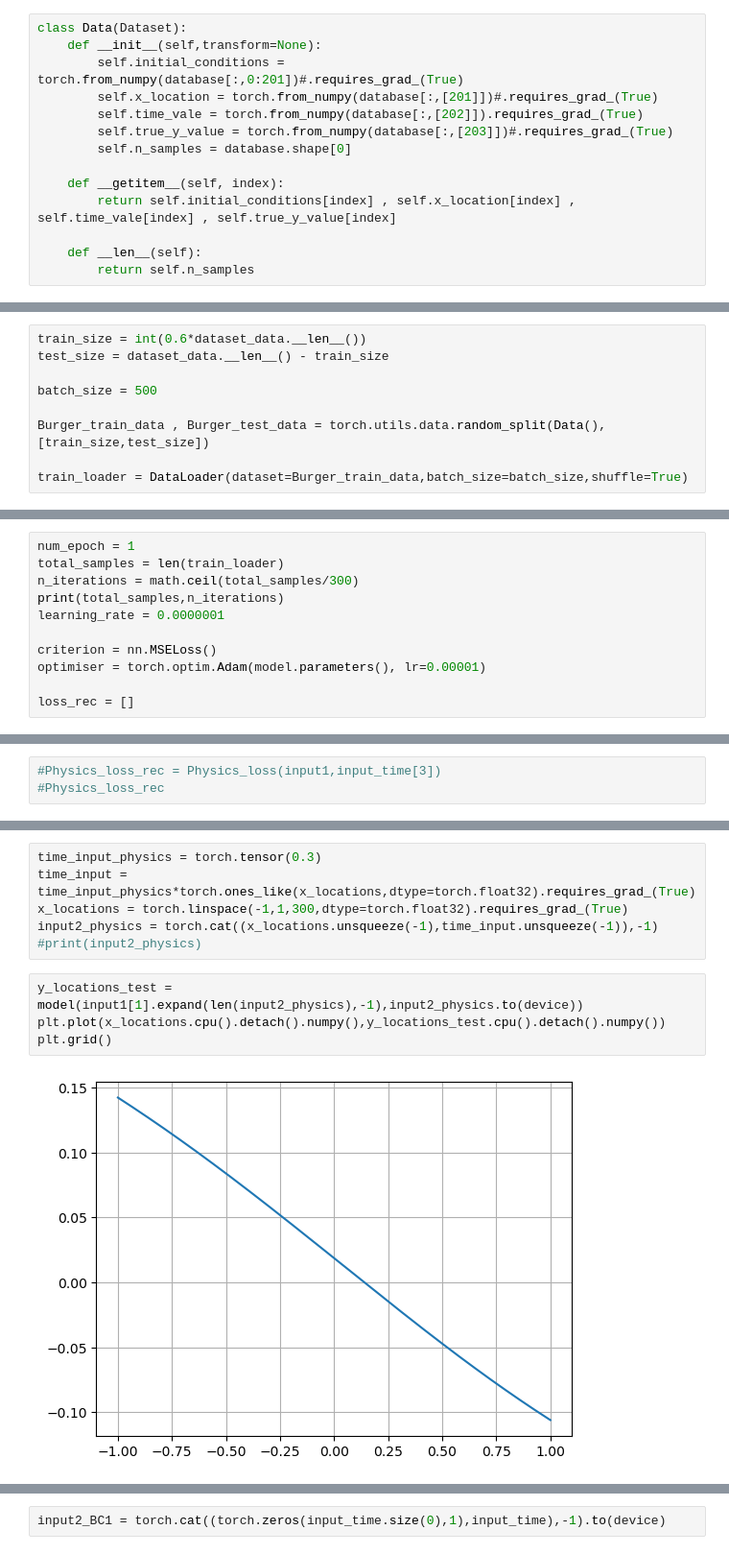
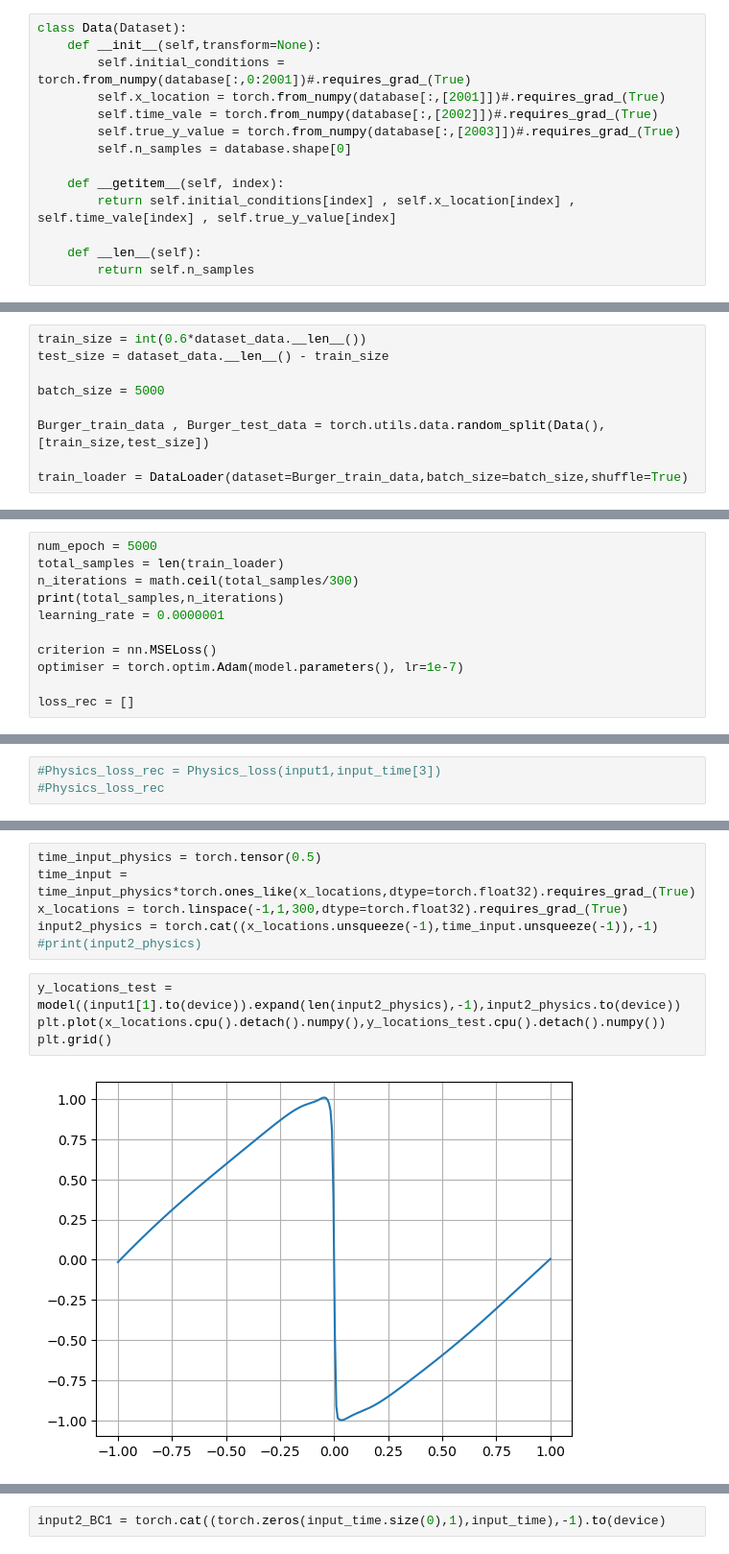
Before and after one commit to abhijeetmangela/Cylender_flow_ML, a Jupyter notebook: Burgers Equation/Model2.ipynb, the cells around one changed output, grey strips where cells are left out. Shown at 96% size. Saved outputs shown, nothing was run; the diff lists cells and outputs as text.

Commit message:
Test_1

```diff
--- a/Burgers Equation/Model2.ipynb
+++ b/Burgers Equation/Model2.ipynb
@@ -65,10 +95,10 @@ database.shape
 # %%
 class Data(Dataset):
     def __init__(self,transform=None):
-        self.initial_conditions = torch.from_numpy(database[:,0:201])#.requires_grad_(True)
-        self.x_location = torch.from_numpy(database[:,[201]])#.requires_grad_(True)
-        self.time_vale = torch.from_numpy(database[:,[202]]).requires_grad_(True)
-        self.true_y_value = torch.from_numpy(database[:,[203]])#.requires_grad_(True)
+        self.initial_conditions = torch.from_numpy(database[:,0:2001])#.requires_grad_(True)
+        self.x_location = torch.from_numpy(database[:,[2001]])#.requires_grad_(True)
+        self.time_vale = torch.from_numpy(database[:,[2002]])#.requires_grad_(True)
+        self.true_y_value = torch.from_numpy(database[:,[2003]])#.requires_grad_(True)
         self.n_samples = database.shape[0]
 
     def __getitem__(self, index):
@@ -90,7 +130,7 @@ y,_,_,_ = dataset_data.__getitem__(1)
 train_size = int(0.6*dataset_data.__len__())
 test_size = dataset_data.__len__() - train_size
 
-batch_size = 500
+batch_size = 5000
 
 Burger_train_data , Burger_test_data = torch.utils.data.random_split(Data(),[train_size,test_size])
 
@@ -104,14 +144,14 @@ data_iter = iter(train_loader)
 data = data_iter.__next__()
 Init_val , x_loc, time, y_value = data
 # %%
-num_epoch = 1
+num_epoch = 5000
 total_samples = len(train_loader)
 n_iterations = math.ceil(total_samples/300)
 print(total_samples,n_iterations)
 learning_rate = 0.0000001
 
 criterion = nn.MSELoss()
-optimiser = torch.optim.Adam(model.parameters(), lr=0.00001)
+optimiser = torch.optim.Adam(model.parameters(), lr=1e-7)
 
 loss_rec = []
 # %% [output]
@@ -292,15 +297,15 @@ tensor([[ 1.2246e-16,  3.1411e-02,  6.2791e-02,  ..., -6.2791e-02,
 # %%
-time_input_physics = torch.tensor(0.3)
+time_input_physics = torch.tensor(0.5)
 time_input = time_input_physics*torch.ones_like(x_locations,dtype=torch.float32).requires_grad_(True)
 x_locations = torch.linspace(-1,1,300,dtype=torch.float32).requires_grad_(True)
 input2_physics = torch.cat((x_locations.unsqueeze(-1),time_input.unsqueeze(-1)),-1)
 #print(input2_physics)
 # %%
-y_locations_test = model(input1[1].expand(len(input2_physics),-1),input2_physics.to(device))
+y_locations_test = model((input1[1].to(device)).expand(len(input2_physics),-1),input2_physics.to(device))
 plt.plot(x_locations.cpu().detach().numpy(),y_locations_test.cpu().detach().numpy())
 plt.grid()
 # %% [output]
-[figure, old version]
+[figure, new version]
 # %%
 input_time.size(0)
 # %% [output]
```
Also changed, not shown: parts of 18 cells of this notebook, 3 other files.
